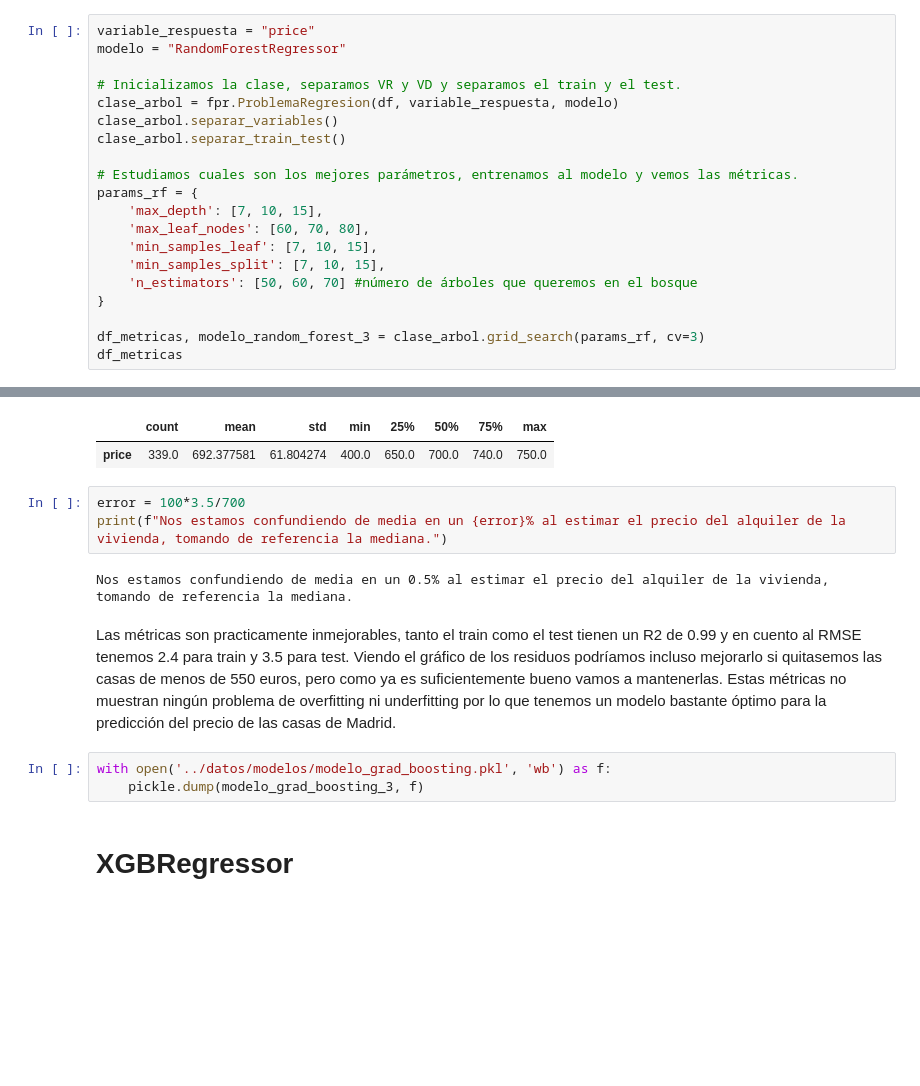
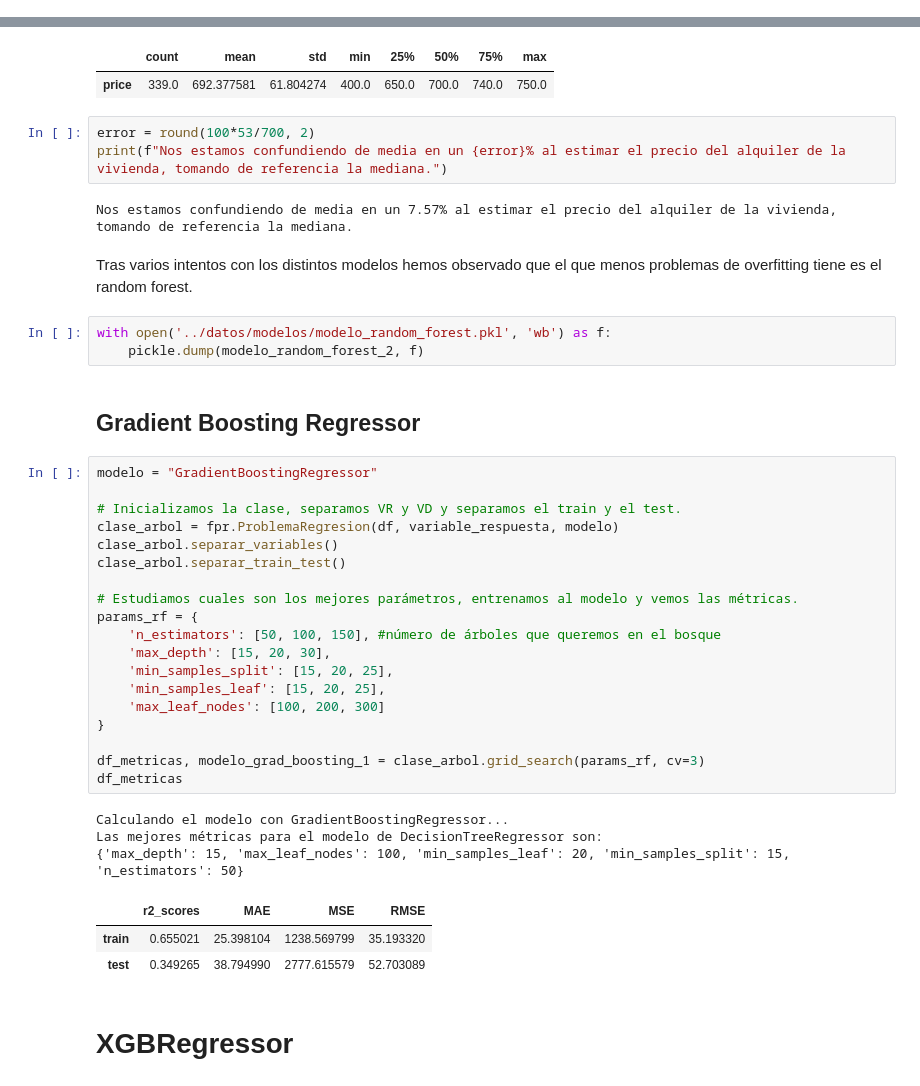
Before and after one commit to elenacano/Proyecto7-PrediccionCasas, a Jupyter notebook: Modelo1/notebooks/5-modelo.ipynb, the cells around one changed output, grey strips where cells are left out. Cells and saved outputs as stored; diff of their text form; blank space fills up the shorter version.

```diff
--- a/Modelo1/notebooks/5-modelo.ipynb
+++ b/Modelo1/notebooks/5-modelo.ipynb
@@ -85,20 +87,0 @@ Las mejores métricas para el modelo de DecisionTreeRegressor son:
-# %%
-variable_respuesta = "price"
-modelo = "RandomForestRegressor"
-
-# Inicializamos la clase, separamos VR y VD y separamos el train y el test.
-clase_arbol = fpr.ProblemaRegresion(df, variable_respuesta, modelo)
-clase_arbol.separar_variables()
-clase_arbol.separar_train_test()
-
-# Estudiamos cuales son los mejores parámetros, entrenamos al modelo y vemos las métricas.
-params_rf = {
-    'max_depth': [7, 10, 15],
-    'max_leaf_nodes': [60, 70, 80],
-    'min_samples_leaf': [7, 10, 15],
-    'min_samples_split': [7, 10, 15],
-    'n_estimators': [50, 60, 70] #número de árboles que queremos en el bosque
-}
-
-df_metricas, modelo_random_forest_3 = clase_arbol.grid_search(params_rf, cv=3)
-df_metricas
@@ -249,15 +95,43 @@ pd.DataFrame((df.describe().T).iloc[0,:]).T
 |  | count | mean | std | min | 25% | 50% | 75% | max |
 | price | 339.0 | 692.377581 | 61.804274 | 400.0 | 650.0 | 700.0 | 740.0 | 750.0 |
 # %%
-error = 100*3.5/700
+error = round(100*53/700, 2)
 print(f"Nos estamos confundiendo de media en un {error}% al estimar el precio del alquiler de la vivienda, tomando de referencia la mediana.")
 # %% [output]
-Nos estamos confundiendo de media en un 0.5% al estimar el precio del alquiler de la vivienda, tomando de referencia la mediana.
+Nos estamos confundiendo de media en un 7.57% al estimar el precio del alquiler de la vivienda, tomando de referencia la mediana.
-# %% [markdown]
-Las métricas son practicamente inmejorables, tanto el train como el test tienen un R2 de 0.99 y en cuento al RMSE tenemos 2.4 para train y 3.5 para test. Viendo el gráfico de los residuos podríamos incluso mejorarlo si quitasemos las casas de menos de 550 euros, pero como ya es suficientemente bueno vamos a mantenerlas. Estas métricas no muestran ningún problema de overfitting ni underfitting por lo que tenemos un modelo bastante óptimo para la predicción del precio de las casas de Madrid.
+# %% [markdown]
+Tras varios intentos con los distintos modelos hemos observado que el que menos problemas de overfitting tiene es el random forest.
 # %%
-with open('../datos/modelos/modelo_grad_boosting.pkl', 'wb') as f:
-    pickle.dump(modelo_grad_boosting_3, f)
+with open('../datos/modelos/modelo_random_forest.pkl', 'wb') as f:
+    pickle.dump(modelo_random_forest_2, f)
+# %% [markdown]
+## Gradient Boosting Regressor
+# %%
+modelo = "GradientBoostingRegressor"
+
+# Inicializamos la clase, separamos VR y VD y separamos el train y el test.
+clase_arbol = fpr.ProblemaRegresion(df, variable_respuesta, modelo)
+clase_arbol.separar_variables()
+clase_arbol.separar_train_test()
+
+# Estudiamos cuales son los mejores parámetros, entrenamos al modelo y vemos las métricas.
+params_rf = {
+    'n_estimators': [50, 100, 150], #número de árboles que queremos en el bosque
+    'max_depth': [15, 20, 30],
+    'min_samples_split': [15, 20, 25],
+    'min_samples_leaf': [15, 20, 25],
+    'max_leaf_nodes': [100, 200, 300]
+}
+
+df_metricas, modelo_grad_boosting_1 = clase_arbol.grid_search(params_rf, cv=3)
+df_metricas
+# %% [output]
+Calculando el modelo con GradientBoostingRegressor...
+Las mejores métricas para el modelo de DecisionTreeRegressor son:
+{'max_depth': 15, 'max_leaf_nodes': 100, 'min_samples_leaf': 20, 'min_samples_split': 15, 'n_estimators': 50}
+|  | r2_scores | MAE | MSE | RMSE |
+| train | 0.655021 | 25.398104 | 1238.569799 | 35.193320 |
+| test | 0.349265 | 38.794990 | 2777.615579 | 52.703089 |
 # %% [markdown]
 # XGBRegressor
 # %% [markdown]
```
Also changed, not shown: parts of 14 cells of this notebook, 36 other files.
